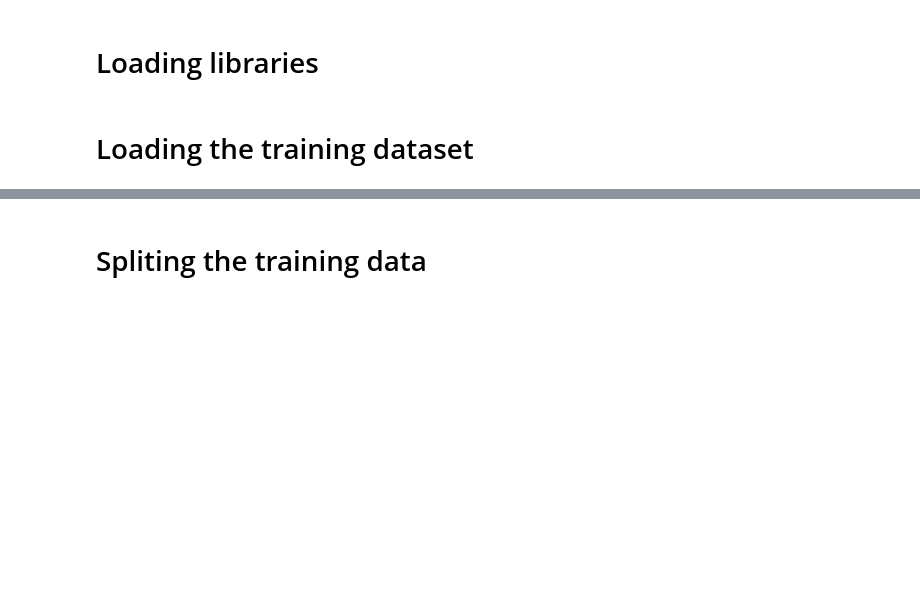
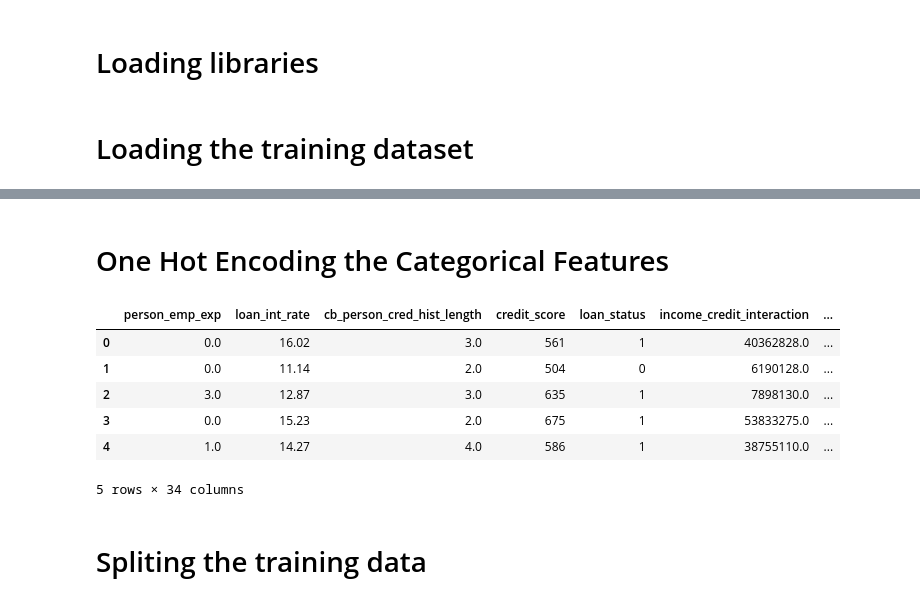
Before and after one commit to Hyde06/Loan-Approval-Classification, a Jupyter notebook: model/ANN.ipynb, the cells around one changed output, grey strips where cells are left out. Cells and saved outputs as stored; diff of their text form; code cells hidden in the pictures; blank space fills up the shorter version.

```diff
--- a/model/ANN.ipynb
+++ b/model/ANN.ipynb
@@ -35,3 +42,29 @@ except Exception as e:
+# %% [markdown]
+# One Hot Encoding the Categorical Features
+# %%
+encoder = OneHotEncoder(handle_unknown='ignore', sparse_output=False, drop='first')
+# Identify categorical columns
+categorical_cols = ['person_gender', 'person_education', 'person_home_ownership', 'loan_intent', 'previous_loan_defaults_on_file']
+
+# One-hot encode categorical features
+encoder = OneHotEncoder(handle_unknown='ignore', sparse_output=False)
+encoded_features = encoder.fit_transform(df[categorical_cols])
+encoded_df = pd.DataFrame(encoded_features, columns=encoder.get_feature_names_out(categorical_cols))
+
+# Concatenate encoded categorical features with numerical features
+numerical_cols = df.select_dtypes(include=['float64', 'int64']).columns
+processed_df = pd.concat([df[numerical_cols], encoded_df], axis=1)
+
+# Display the first few rows of the updated DataFrame
+display(processed_df.head())
+# %% [output]
+|  | person_emp_exp | loan_int_rate | cb_person_cred_hist_length | credit_score | loan_status | income_credit_interaction | ... |
+| 0 | 0.0 | 16.02 | 3.0 | 561 | 1 | 40362828.0 | ... |
+| 1 | 0.0 | 11.14 | 2.0 | 504 | 0 | 6190128.0 | ... |
+| 2 | 3.0 | 12.87 | 3.0 | 635 | 1 | 7898130.0 | ... |
+| 3 | 0.0 | 15.23 | 2.0 | 675 | 1 | 53833275.0 | ... |
+| 4 | 1.0 | 14.27 | 4.0 | 586 | 1 | 38755110.0 | ... |
+5 rows × 34 columns
 # %% [markdown]
 # Spliting the training data
 # %%
```
Also changed, not shown: parts of 12 cells of this notebook, 2 other files.
